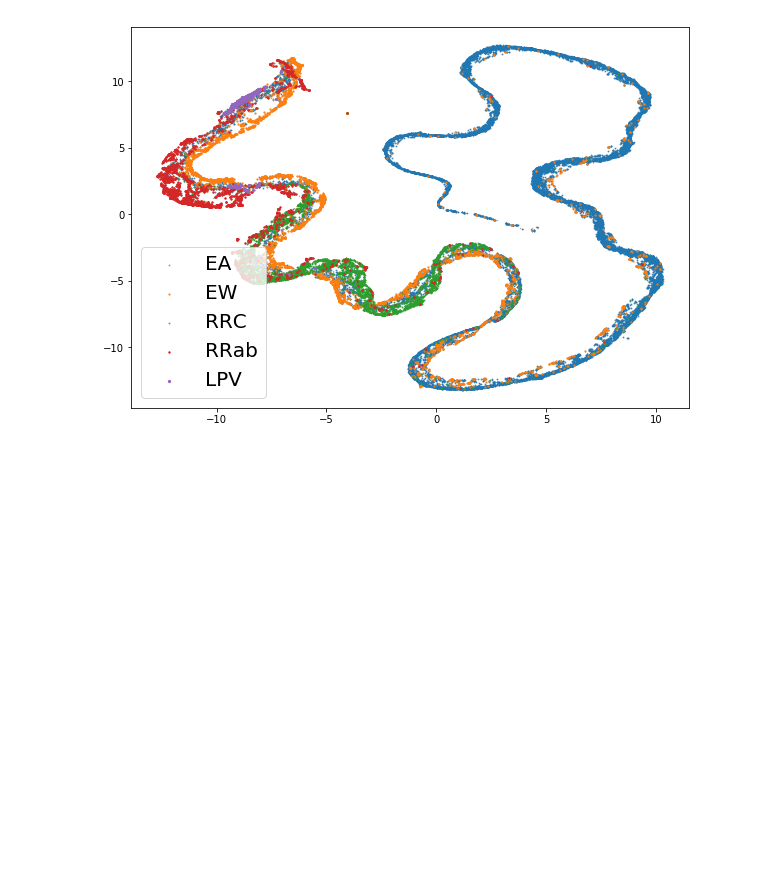
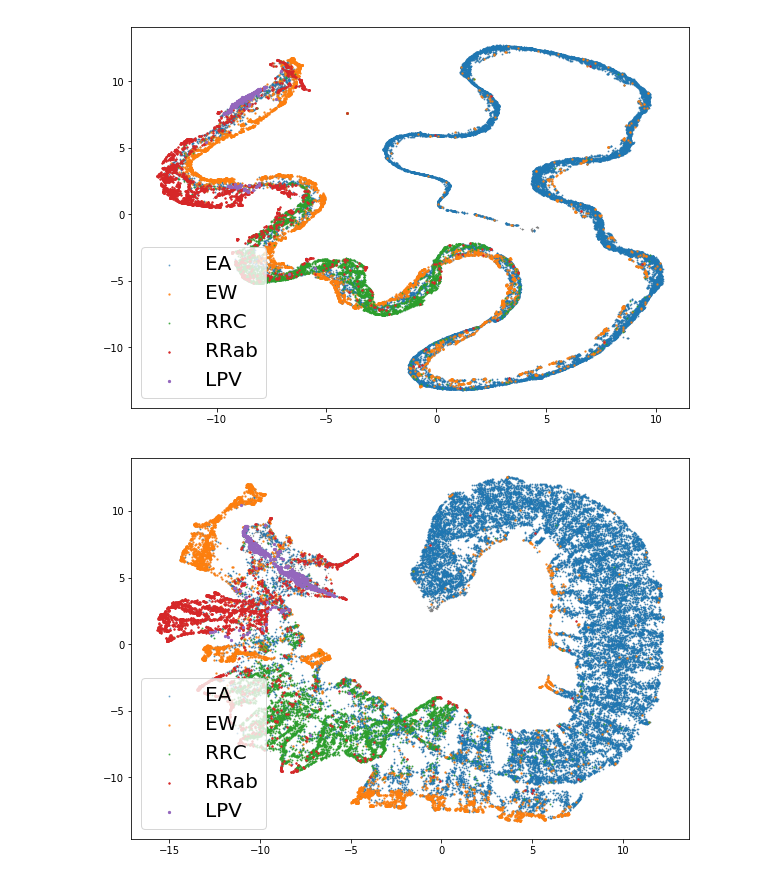
Before and after one commit to ireis/light_curve_classification, a Jupyter notebook: folded_light_curves.ipynb, the cells around one changed output. Drawn from its saved outputs; the diff is of its cells as text; code cells hidden in the pictures; blank space fills up the shorter version.

```diff
--- a/folded_light_curves.ipynb
+++ b/folded_light_curves.ipynb
@@ -144,3 +144,37 @@ plt.legend(fontsize = 20)
 plt.show()
 # %% [output]
 [figure]
+# %%
+umap_results = numpy.load('umap_results_v6/umap_result_nn_50_md_0.25.npy')
+
+x = umap_results[:, 0]
+y = umap_results[:, 1]
+plt.figure(figsize = (10,7))
+#plt.title('nn={}, md={}'.format(nn, md))
+
+plt.scatter(x, y, s=0.1, c='gray')
+
+inds = numpy.where(lbls_all == 1)[0]
+plt.scatter(x[inds], y[inds], s = 1, alpha = 0.5, label = 'EA')
+
+inds = numpy.where(lbls_all == 2)[0]
+plt.scatter(x[inds], y[inds], s = 2, alpha = 0.7, label = 'EW')
+
+inds = numpy.where(lbls_all == 5)[0]
+plt.scatter(x[inds], y[inds], s = 1, alpha = 0.7, label = 'RRC')
+
+
+
+inds = numpy.where(lbls_all == 4)[0]
+plt.scatter(x[inds], y[inds], s = 2, label = 'RRab')
+
+inds = numpy.where(lbls_all == 13)[0]
+plt.scatter(x[inds], y[inds], s = 5, label = 'LPV')
+
+plt.legend(fontsize = 20)
+#plt.axis('off')
+#plt.xlim(get_plot_limit(x))
+#plt.ylim(get_plot_limit(y))
+plt.show()
+# %% [output]
+[figure, added]
```
Also changed, not shown: parts of 2 cells of this notebook.
